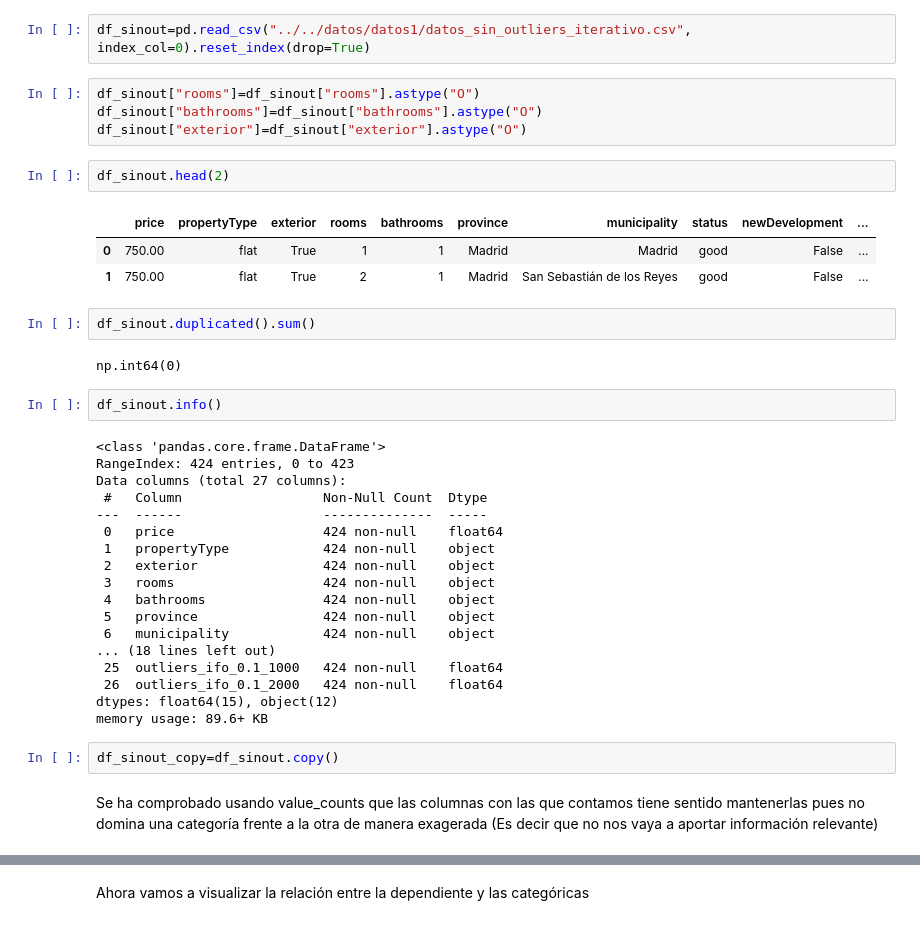
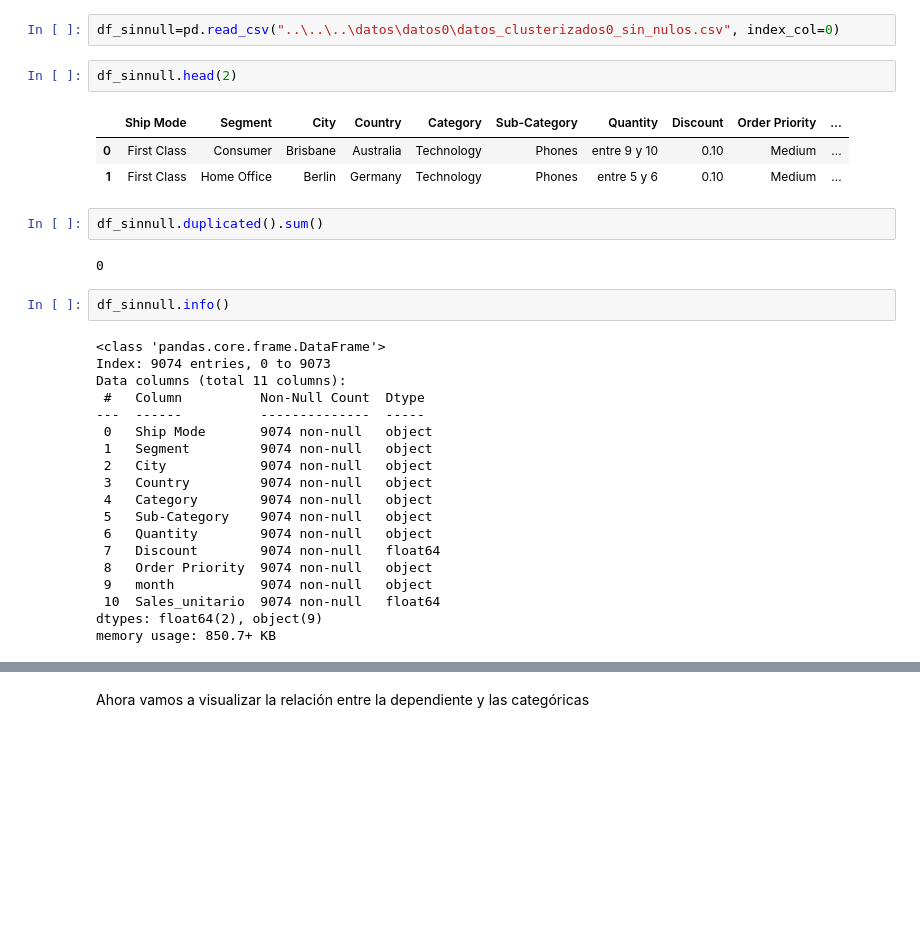
Before and after one commit to jgilsu11/Proyecto9-Clustering, a Jupyter notebook: Notebooks/Modelos/Modelo 1/encoding0.ipynb, the cells around one changed output, grey strips where cells are left out. Cells and saved outputs as stored; diff of their text form; blank space fills up the shorter version.

```diff
--- a/Notebooks/Modelos/Modelo 1/encoding0.ipynb
+++ b/Notebooks/Modelos/Modelo 1/encoding0.ipynb
@@ -64,42 +64,35 @@ from sklearn.model_selection import train_test_split
 from category_encoders import TargetEncoder     #solo me deja hacerlo si uso el entorno default en vez del proyecto
 pd.set_option("display.max_columns", None)
 # %%
-df_sinout=pd.read_csv("../../datos/datos1/datos_sin_outliers_iterativo.csv", index_col=0).reset_index(drop=True)
+df_sinnull=pd.read_csv("..\..\..\datos\datos0\datos_clusterizados0_sin_nulos.csv", index_col=0)
-# %%
-df_sinout["rooms"]=df_sinout["rooms"].astype("O")
-df_sinout["bathrooms"]=df_sinout["bathrooms"].astype("O")
-df_sinout["exterior"]=df_sinout["exterior"].astype("O")
 # %%
-df_sinout.head(2)
+df_sinnull.head(2)
 # %% [output]
-|  | price | propertyType | exterior | rooms | bathrooms | province | municipality | status | newDevelopment | ... |
-| 0 | 750.00 | flat | True | 1 | 1 | Madrid | Madrid | good | False | ... |
-| 1 | 750.00 | flat | True | 2 | 1 | Madrid | San Sebastián de los Reyes | good | False | ... |
+|  | Ship Mode | Segment | City | Country | Category | Sub-Category | Quantity | Discount | Order Priority | ... |
+| 0 | First Class | Consumer | Brisbane | Australia | Technology | Phones | entre 9 y 10 | 0.10 | Medium | ... |
+| 1 | First Class | Home Office | Berlin | Germany | Technology | Phones | entre 5 y 6 | 0.10 | Medium | ... |
 # %%
-df_sinout.duplicated().sum()
+df_sinnull.duplicated().sum()
 # %% [output]
-np.int64(0)
+0
 # %%
-df_sinout.info()
+df_sinnull.info()
 # %% [output]
 <class 'pandas.core.frame.DataFrame'>
-RangeIndex: 424 entries, 0 to 423
-Data columns (total 27 columns):
- #   Column                  Non-Null Count  Dtype
----  ------                  --------------  -----
- 0   price                   424 non-null    float64
- 1   propertyType            424 non-null    object
- 2   exterior                424 non-null    object
- 3   rooms                   424 non-null    object
- 4   bathrooms               424 non-null    object
- 5   province                424 non-null    object
- 6   municipality            424 non-null    object
-... (18 lines left out)
- 25  outliers_ifo_0.1_1000   424 non-null    float64
- 26  outliers_ifo_0.1_2000   424 non-null    float64
-dtypes: float64(15), object(12)
-memory usage: 89.6+ KB
+Index: 9074 entries, 0 to 9073
+Data columns (total 11 columns):
+ #   Column          Non-Null Count  Dtype
+---  ------          --------------  -----
+ 0   Ship Mode       9074 non-null   object
+ 1   Segment         9074 non-null   object
+ 2   City            9074 non-null   object
+ 3   Country         9074 non-null   object
+ 4   Category        9074 non-null   object
+ 5   Sub-Category    9074 non-null   object
+ 6   Quantity        9074 non-null   object
+ 7   Discount        9074 non-null   float64
+ 8   Order Priority  9074 non-null   object
+ 9   month           9074 non-null   object
+ 10  Sales_unitario  9074 non-null   float64
+dtypes: float64(2), object(9)
+memory usage: 850.7+ KB
-# %%
-df_sinout_copy=df_sinout.copy()
-# %% [markdown]
-Se ha comprobado usando value_counts que las columnas con las que contamos tiene sentido mantenerlas pues no domina una categoría frente a la otra de manera exagerada (Es decir que no nos vaya a aportar información relevante)
```
Also changed, not shown: parts of 36 cells of this notebook, 5 other files.
